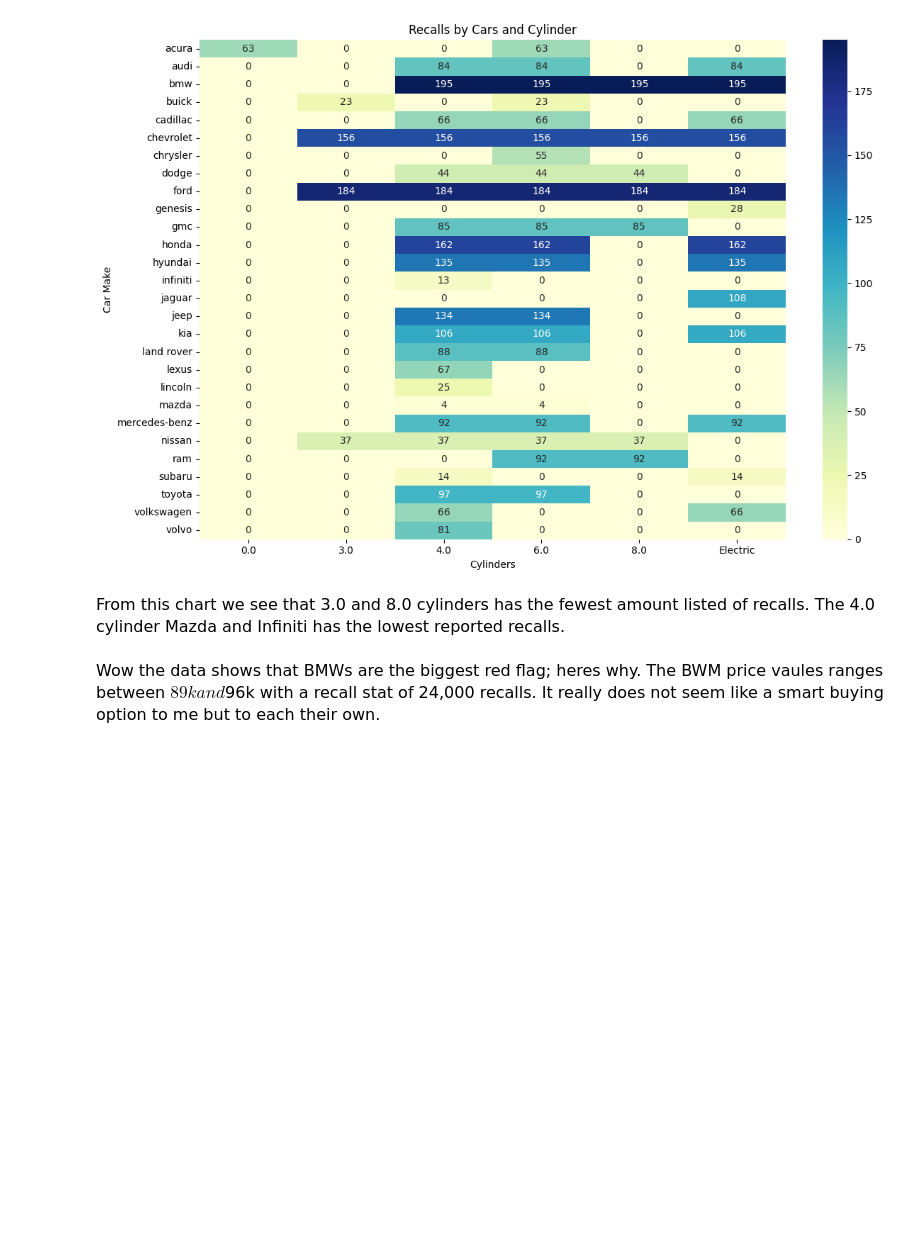
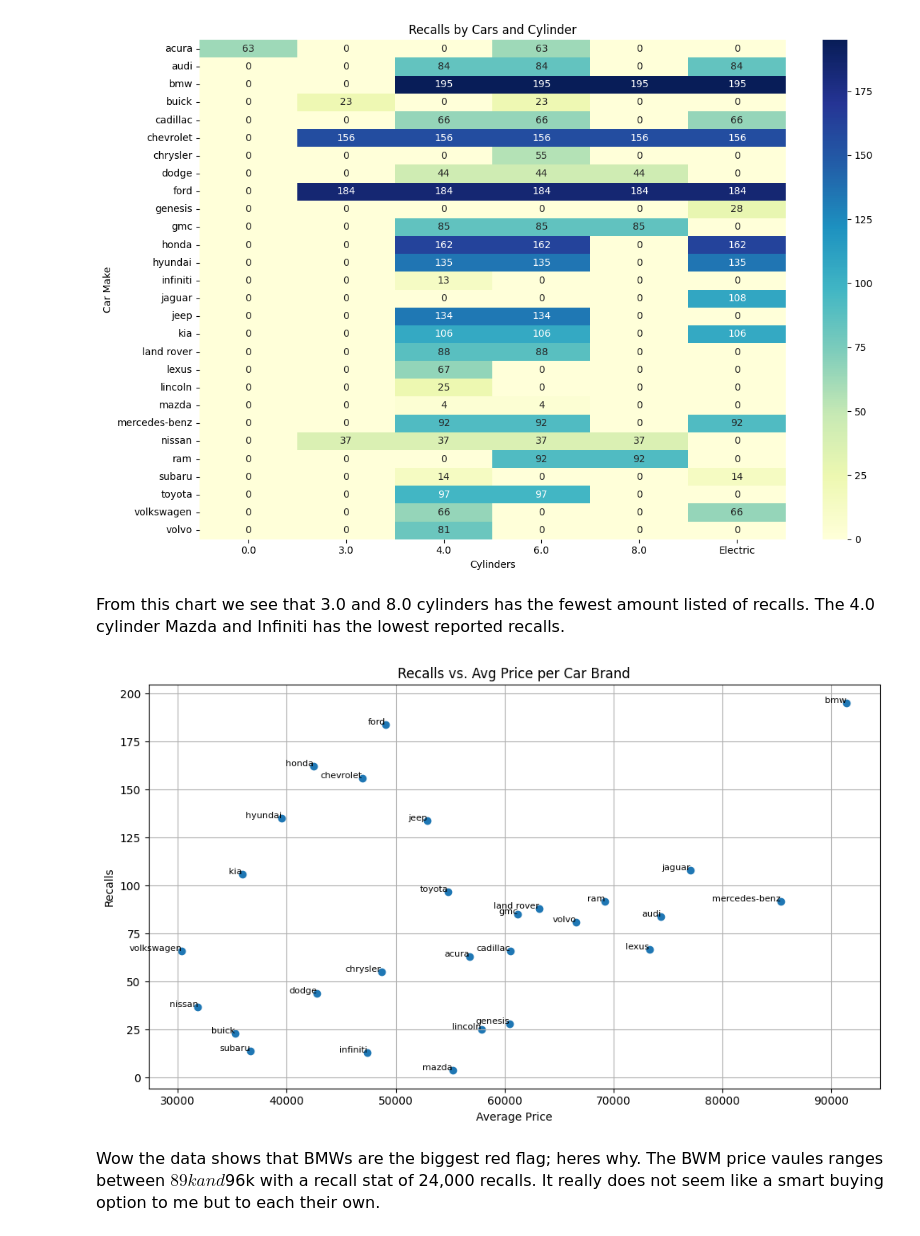
Before and after one commit to ellioc/VehicleRecalls2024, a Jupyter notebook: car_report.ipynb, the cells around one changed output. Drawn from its saved outputs; the diff is of its cells as text; code cells hidden in the pictures; blank space fills up the shorter version.

```diff
--- a/car_report.ipynb
+++ b/car_report.ipynb
@@ -489,31 +489,30 @@ plt.show()
 <font size =3> From this chart we see that 3.0 and 8.0 cylinders has the fewest amount listed of recalls. The 4.0 cylinder Mazda and Infiniti has the lowest reported recalls.
 # %%
 # Group data to get recall count and average price per make
-countRecalls = joined_df.groupby('make')['file'].count().sort_values(ascending=False)
 recall_price_df = joined_df.groupby('make').agg({
     'file': 'nunique',
     'price': 'mean'
 }).rename(columns={'file': 'recall_count', 'price': 'avg_price'})
 
 # Remove missing values if any
 recall_price_df.dropna(subset=['avg_price'], inplace=True)
 
 # Plot scatter chart
 plt.figure(figsize=(10, 6))
 plt.scatter(recall_price_df['avg_price'], recall_price_df['recall_count'])
-plt.scatter(countRecalls.index, countRecalls.values, color='orange')
 
 # Annotate some points for clarity
 for make, row in recall_price_df.iterrows():
     plt.text(row['avg_price'], row['recall_count'], make, fontsize=8, ha='right')
-
 
 plt.xlabel('Average Price')
 plt.ylabel('Recalls')
 plt.title('Recalls vs. Avg Price per Car Brand')
 plt.grid(True)
 plt.tight_layout()
 plt.show()
+# %% [output]
+[figure, added]
 # %% [markdown]
 <Font size= 3> Wow the data shows that BMWs are the biggest red flag; heres why. The BWM price vaules ranges between $89k and $96k with a recall stat of 24,000 recalls. It really does not seem like a smart buying option to me but to each their own.
 # %% [markdown]
```
